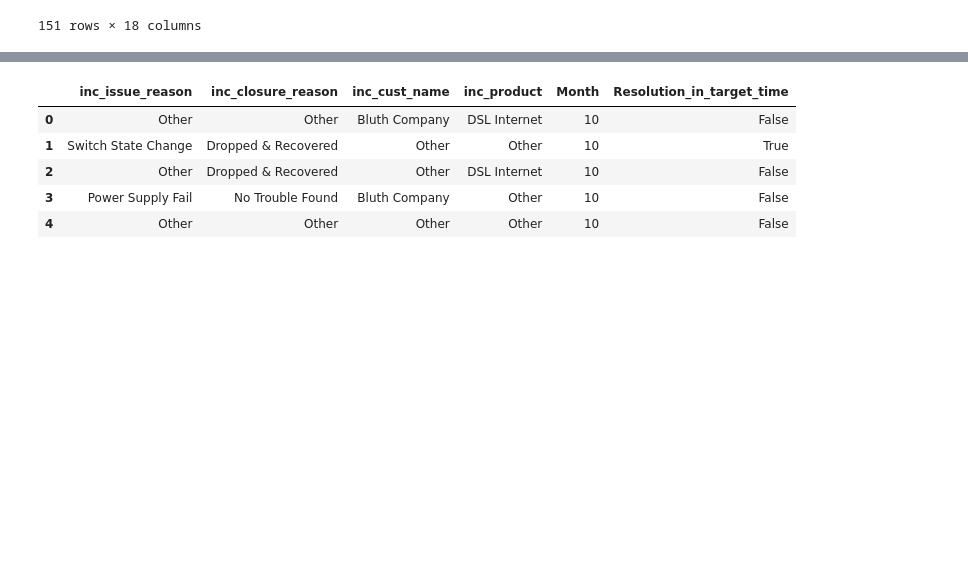
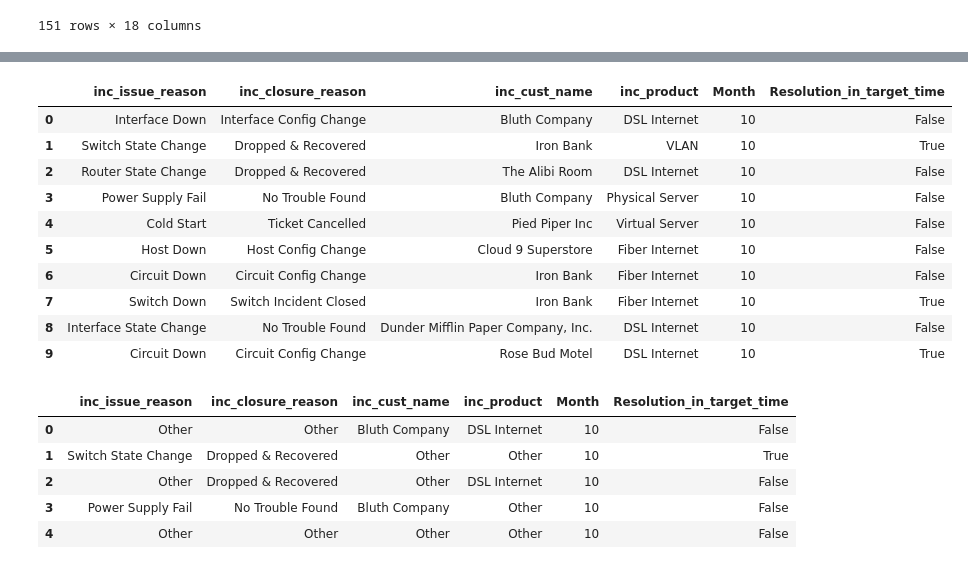
Before and after one commit to anujpatel96/Assesment, a Jupyter notebook: Interview_Preparation_Work_model.ipynb, the cells around one changed output, grey strips where cells are left out. Drawn from its saved outputs; the diff is of its cells as text; code cells hidden in the pictures; blank space fills up the shorter version.

```diff
--- a/Interview_Preparation_Work_model.ipynb
+++ b/Interview_Preparation_Work_model.ipynb
@@ -908 +888,16 @@ for i in df_fact[['Day', 'inc_product', 'inc_cust_name', 'inc_issue_reason', 'in
+# %%
+data = df_fact.drop(columns=["inc_resolution_dt", "inc_creation_dt", 'Resolution Time in hours', 'inc_closure_reason_flag'])
+data.head(10)
+# %% [output]
+|  | inc_issue_reason | inc_closure_reason | inc_cust_name | inc_product | Month | Resolution_in_target_time |
+| 0 | Interface Down | Interface Config Change | Bluth Company | DSL Internet | 10 | False |
+| 1 | Switch State Change | Dropped & Recovered | Iron Bank | VLAN | 10 | True |
+| 2 | Router State Change | Dropped & Recovered | The Alibi Room | DSL Internet | 10 | False |
+| 3 | Power Supply Fail | No Trouble Found | Bluth Company | Physical Server | 10 | False |
+| 4 | Cold Start | Ticket Cancelled | Pied Piper Inc | Virtual Server | 10 | False |
+| 5 | Host Down | Host Config Change | Cloud 9 Superstore | Fiber Internet | 10 | False |
+| 6 | Circuit Down | Circuit Config Change | Iron Bank | Fiber Internet | 10 | False |
+| 7 | Switch Down | Switch Incident Closed | Iron Bank | Fiber Internet | 10 | True |
+| 8 | Interface State Change | No Trouble Found | Dunder Mifflin Paper Company, Inc. | DSL Internet | 10 | False |
+| 9 | Circuit Down | Circuit Config Change | Rose Bud Motel | DSL Internet | 10 | True |
 # %%
```
Also changed, not shown: parts of 17 cells of this notebook.
